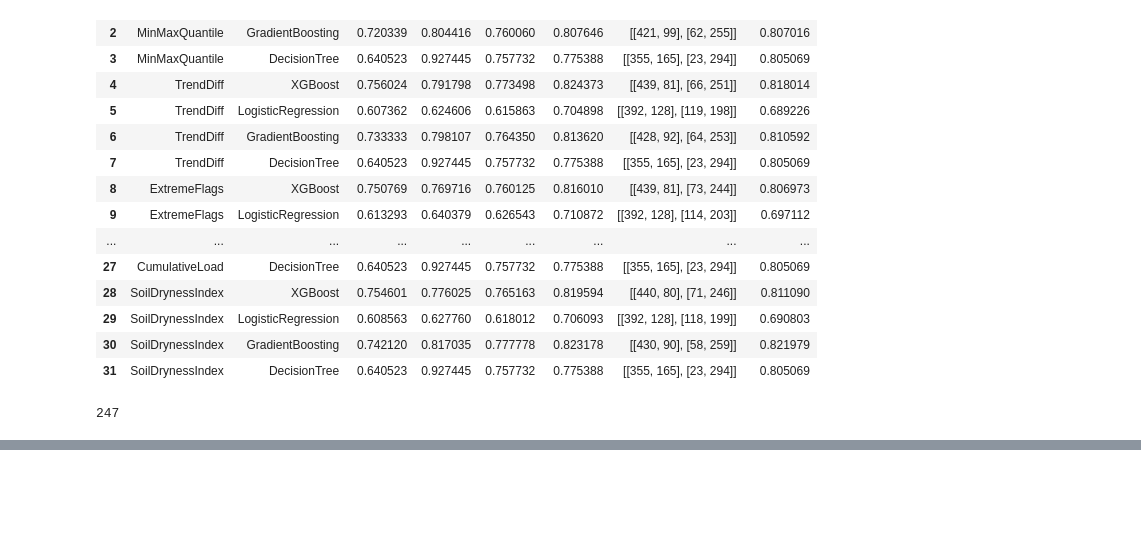
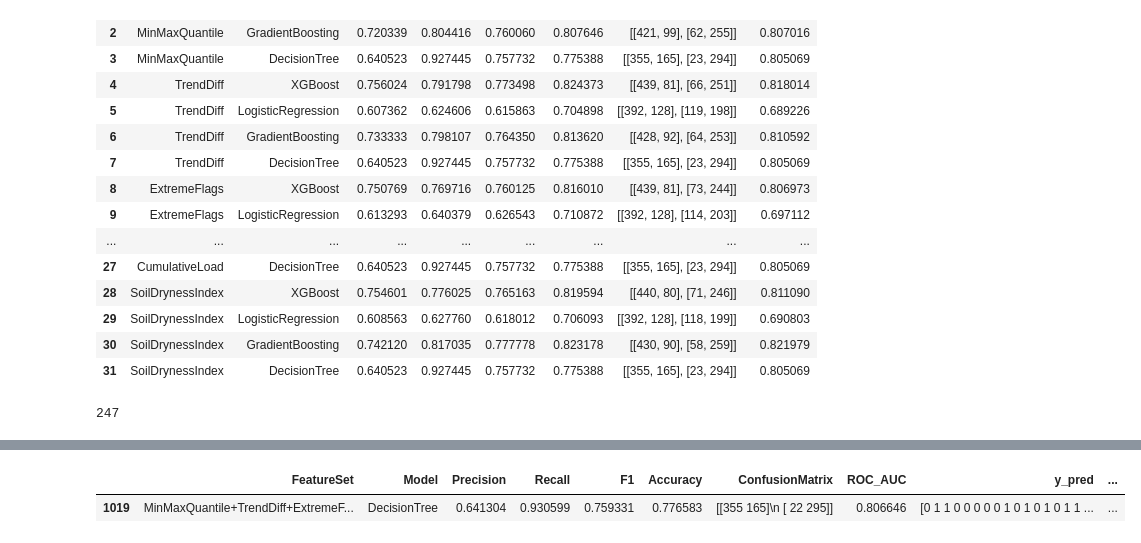
Before and after one commit to Shawn-Kim96/California_Wild_Fire_Prediction, a Jupyter notebook: notebooks/11.0-Rodrigo-test_feature_engineering copy.ipynb, the cells around one changed output, grey strips where cells are left out. Drawn from its saved outputs; the diff is of its cells as text; code cells hidden in the pictures; blank space fills up the shorter version.

```diff
--- a/notebooks/11.0-Rodrigo-test_feature_engineering.ipynb
+++ b/notebooks/11.0-Rodrigo-test_feature_engineering copy.ipynb
@@ -221,0 +245,5 @@ display(top_10_models[['FeatureSet', 'Model', 'Recall', 'F1', 'Precision', 'Accu
+# %%
+best_recall
+# %% [output]
+|  | FeatureSet | Model | Precision | Recall | F1 | Accuracy | ConfusionMatrix | ROC_AUC | y_pred | ... |
+| 1019 | MinMaxQuantile+TrendDiff+ExtremeF... | DecisionTree | 0.641304 | 0.930599 | 0.759331 | 0.776583 | [[355 165]\n [ 22 295]] | 0.806646 | [0 1 1 0 0 0 0 0 1 0 1 0 1 0 1 1 ... | ... |
```
Also changed, not shown: parts of 4 cells of this notebook, 3 other files.
